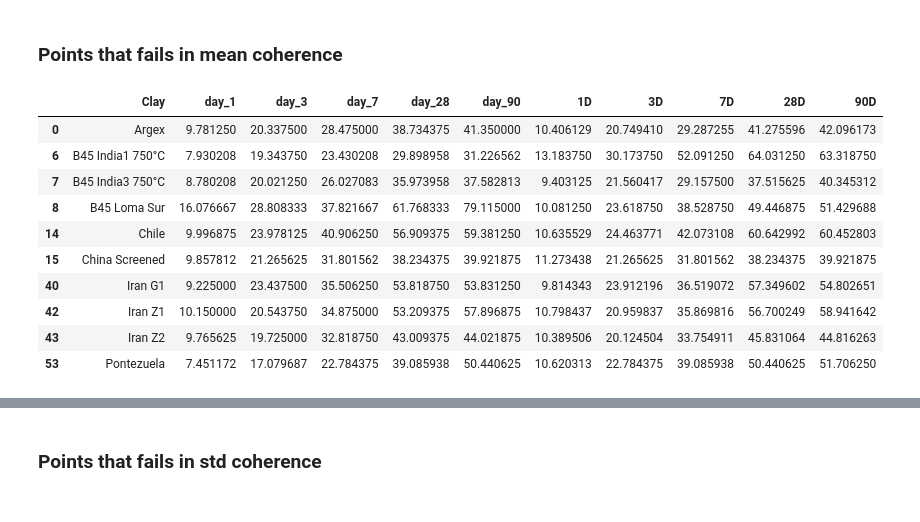
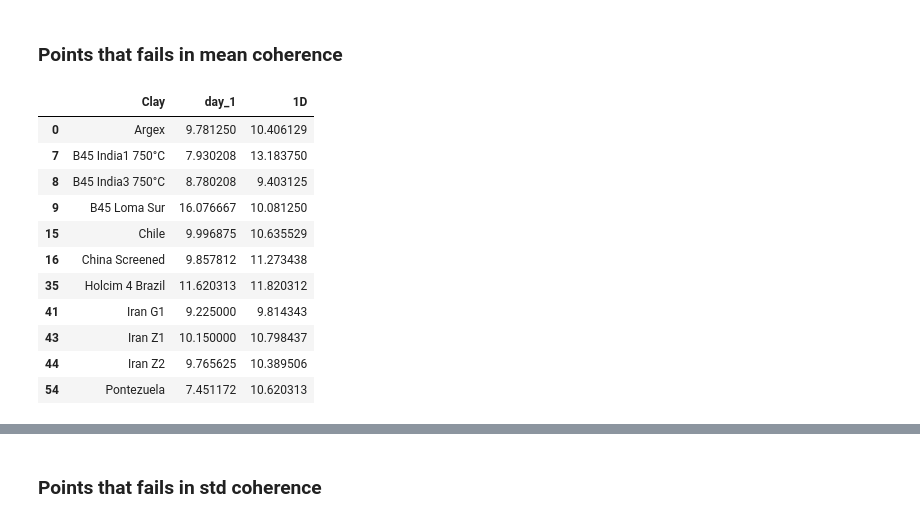
Before and after one commit to frblazquez/LC3, a Jupyter notebook: Project 2/lc3_data_integrity.ipynb, the cells around one changed output, grey strips where cells are left out. Cells and saved outputs as stored; diff of their text form; code cells hidden in the pictures.

```diff
--- a/Project 2/lc3_data_integrity.ipynb
+++ b/Project 2/lc3_data_integrity.ipynb
@@ -33,23 +33,24 @@ data_full.dropna(how="all", inplace=True)
 # %% [markdown]
 ### Points that fails in mean coherence
 # %%
-MAX_MEAN_DEVIATION = 0.2
+MAX_MEAN_DEVIATION = 0.1
 # %%
 data_merged_mean = data_merged[['Clay','1D','3D','7D','28D','90D']]
 # %%
 mean_check = pd.merge(data_full.groupby('Clay').mean(), data_merged_mean, on='Clay', how='inner')
 # %%
-mean_check[abs(mean_check['day_1'] - mean_check['1D']) > MAX_MEAN_DEVIATION]
+mean_check[abs(mean_check['day_1'] - mean_check['1D']) > MAX_MEAN_DEVIATION][['Clay','day_1','1D']]
 # %% [output]
-|  | Clay | day_1 | day_3 | day_7 | day_28 | day_90 | 1D | 3D | 7D | 28D | 90D |
-| 0 | Argex | 9.781250 | 20.337500 | 28.475000 | 38.734375 | 41.350000 | 10.406129 | 20.749410 | 29.287255 | 41.275596 | 42.096173 |
-| 6 | B45 India1 750°C | 7.930208 | 19.343750 | 23.430208 | 29.898958 | 31.226562 | 13.183750 | 30.173750 | 52.091250 | 64.031250 | 63.318750 |
-| 7 | B45 India3 750°C | 8.780208 | 20.021250 | 26.027083 | 35.973958 | 37.582813 | 9.403125 | 21.560417 | 29.157500 | 37.515625 | 40.345312 |
-| 8 | B45 Loma Sur | 16.076667 | 28.808333 | 37.821667 | 61.768333 | 79.115000 | 10.081250 | 23.618750 | 38.528750 | 49.446875 | 51.429688 |
-| 14 | Chile | 9.996875 | 23.978125 | 40.906250 | 56.909375 | 59.381250 | 10.635529 | 24.463771 | 42.073108 | 60.642992 | 60.452803 |
-| 15 | China Screened | 9.857812 | 21.265625 | 31.801562 | 38.234375 | 39.921875 | 11.273438 | 21.265625 | 31.801562 | 38.234375 | 39.921875 |
-| 40 | Iran G1 | 9.225000 | 23.437500 | 35.506250 | 53.818750 | 53.831250 | 9.814343 | 23.912196 | 36.519072 | 57.349602 | 54.802651 |
-| 42 | Iran Z1 | 10.150000 | 20.543750 | 34.875000 | 53.209375 | 57.896875 | 10.798437 | 20.959837 | 35.869816 | 56.700249 | 58.941642 |
-| 43 | Iran Z2 | 9.765625 | 19.725000 | 32.818750 | 43.009375 | 44.021875 | 10.389506 | 20.124504 | 33.754911 | 45.831064 | 44.816263 |
-| 53 | Pontezuela | 7.451172 | 17.079687 | 22.784375 | 39.085938 | 50.440625 | 10.620313 | 22.784375 | 39.085938 | 50.440625 | 51.706250 |
+|  | Clay | day_1 | 1D |
+| 0 | Argex | 9.781250 | 10.406129 |
+| 7 | B45 India1 750°C | 7.930208 | 13.183750 |
+| 8 | B45 India3 750°C | 8.780208 | 9.403125 |
+| 9 | B45 Loma Sur | 16.076667 | 10.081250 |
+| 15 | Chile | 9.996875 | 10.635529 |
+| 16 | China Screened | 9.857812 | 11.273438 |
+| 35 | Holcim 4 Brazil | 11.620313 | 11.820312 |
+| 41 | Iran G1 | 9.225000 | 9.814343 |
+| 43 | Iran Z1 | 10.150000 | 10.798437 |
+| 44 | Iran Z2 | 9.765625 | 10.389506 |
+| 54 | Pontezuela | 7.451172 | 10.620313 |
 # %%
```
Also changed, not shown: parts of 29 cells of this notebook.
